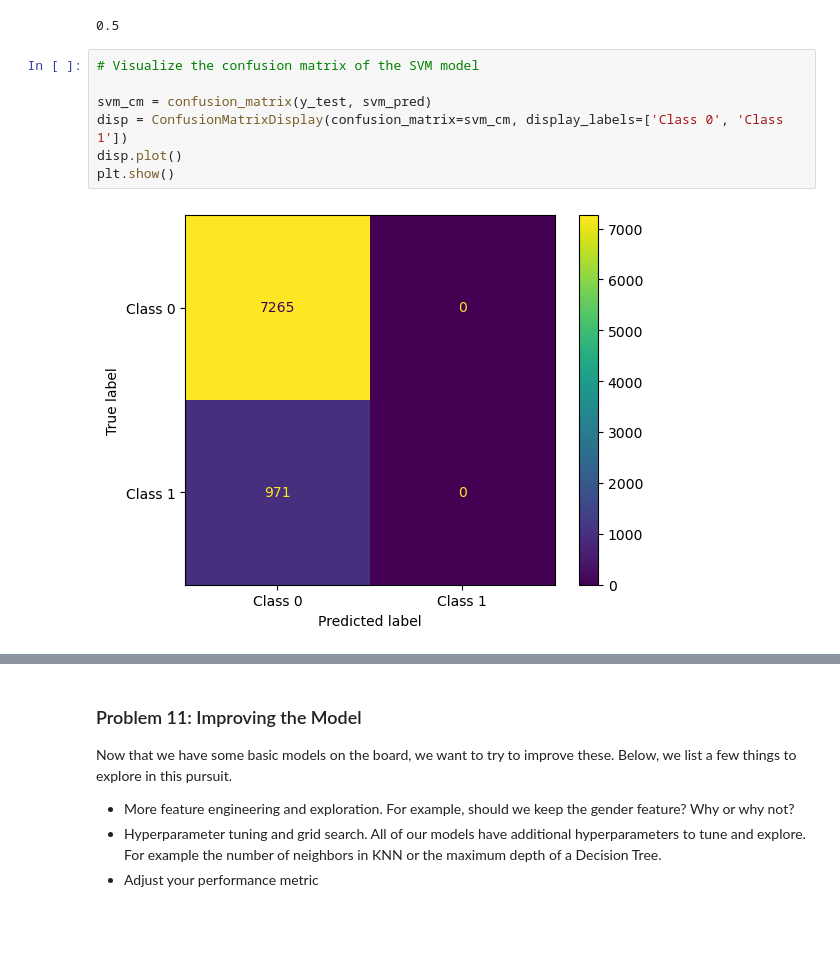
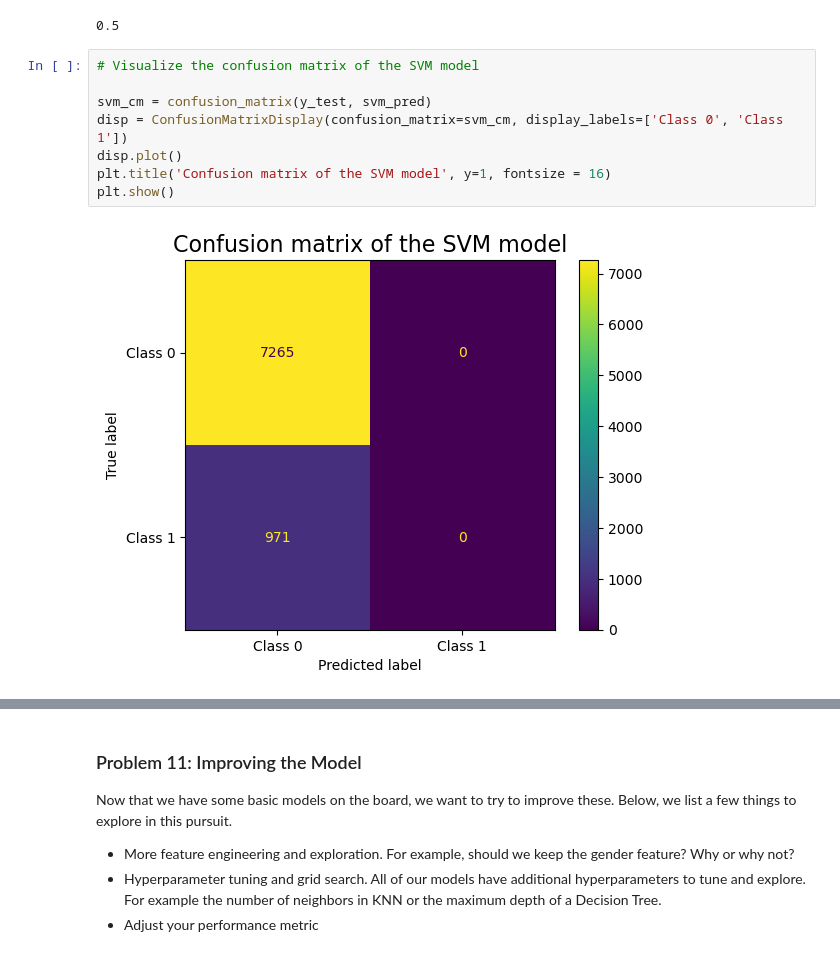
Before and after one commit to nadiaspn0503/Module-17-Practical-Assignment-3, a Jupyter notebook: prompt_III.ipynb, the cells around one changed output, grey strips where cells are left out. Cells and saved outputs as stored; diff of their text form; blank space fills up the shorter version.

```diff
--- a/prompt_III.ipynb
+++ b/prompt_III.ipynb
@@ -542,12 +553,13 @@ svm_recall
 # %%
 # Visualize the confusion matrix of the SVM model
 
 svm_cm = confusion_matrix(y_test, svm_pred)
 disp = ConfusionMatrixDisplay(confusion_matrix=svm_cm, display_labels=['Class 0', 'Class 1'])
 disp.plot()
+plt.title('Confusion matrix of the SVM model', y=1, fontsize = 16)
 plt.show()
 # %% [output]
-[figure, old version]
+[figure, new version]
 # %%
 data = {'Model': ['Logistic Regression', 'KNN', 'Decision Tree', 'SVM'],
         'Train Time': [lr_elapsed_time, knn_elapsed_time, dtree_elapsed_time, svm_elapsed_time],
```
Also changed, not shown: parts of 19 cells of this notebook.
